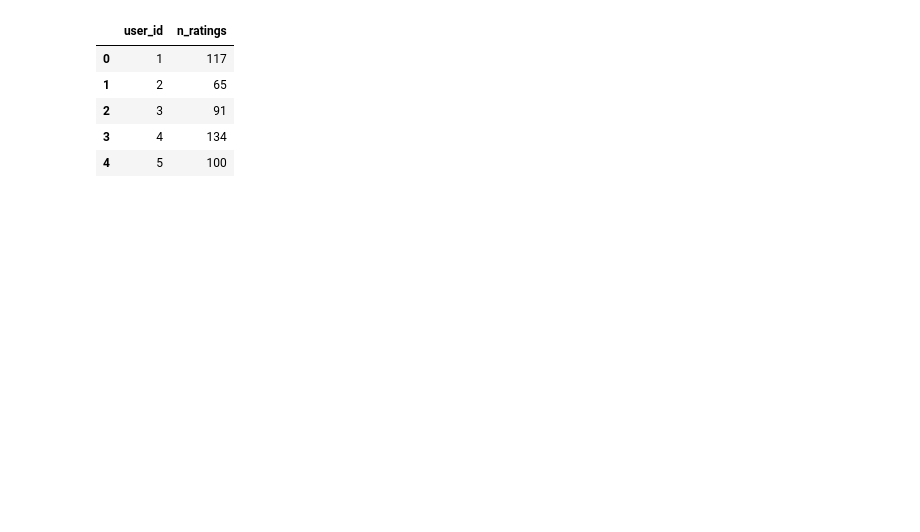
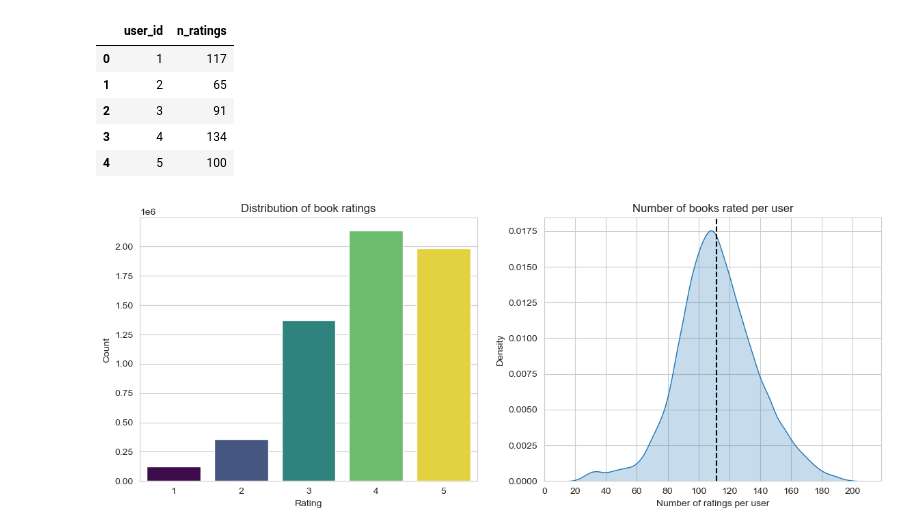
Before and after one commit to jeffnk05/fhw-recommendation-system, a Jupyter notebook: ALS/notebooks/item-item.ipynb, the cells around one changed output. Drawn from its saved outputs; the diff is of its cells as text; code cells hidden in the pictures; blank space fills up the shorter version.

```diff
--- a/ALS/notebooks/item-item.ipynb
+++ b/ALS/notebooks/item-item.ipynb
@@ -65,3 +82,25 @@ user_freq.head()
 | 2 | 3 | 91 |
 | 3 | 4 | 134 |
 | 4 | 5 | 100 |
+# %%
+sns.set_style("whitegrid")
+plt.figure(figsize=(14,5))
+
+plt.subplot(1,2,1)
+ax = sns.countplot(x="rating", hue="rating", data=df_ratings, palette="viridis", legend=False)
+plt.title("Distribution of book ratings")
+plt.xlabel("Rating")
+plt.ylabel("Count")
+
+plt.subplot(1,2,2)
+ax = sns.kdeplot(user_freq['n_ratings'], fill=True, legend=False)
+plt.axvline(user_freq['n_ratings'].mean(), color="k", linestyle="--")
+plt.xlabel("Number of ratings per user")
+plt.ylabel("Density")
+plt.title("Number of books rated per user")
+
+# X-Achse in sinnvolle Intervalle bringen (z.B. in Zehnerschritten)
+ax.set_xticks(range(0, 201, 20))
+plt.show()
+# %% [output]
+[figure, added]
```
Also changed, not shown: parts of 9 cells of this notebook.
